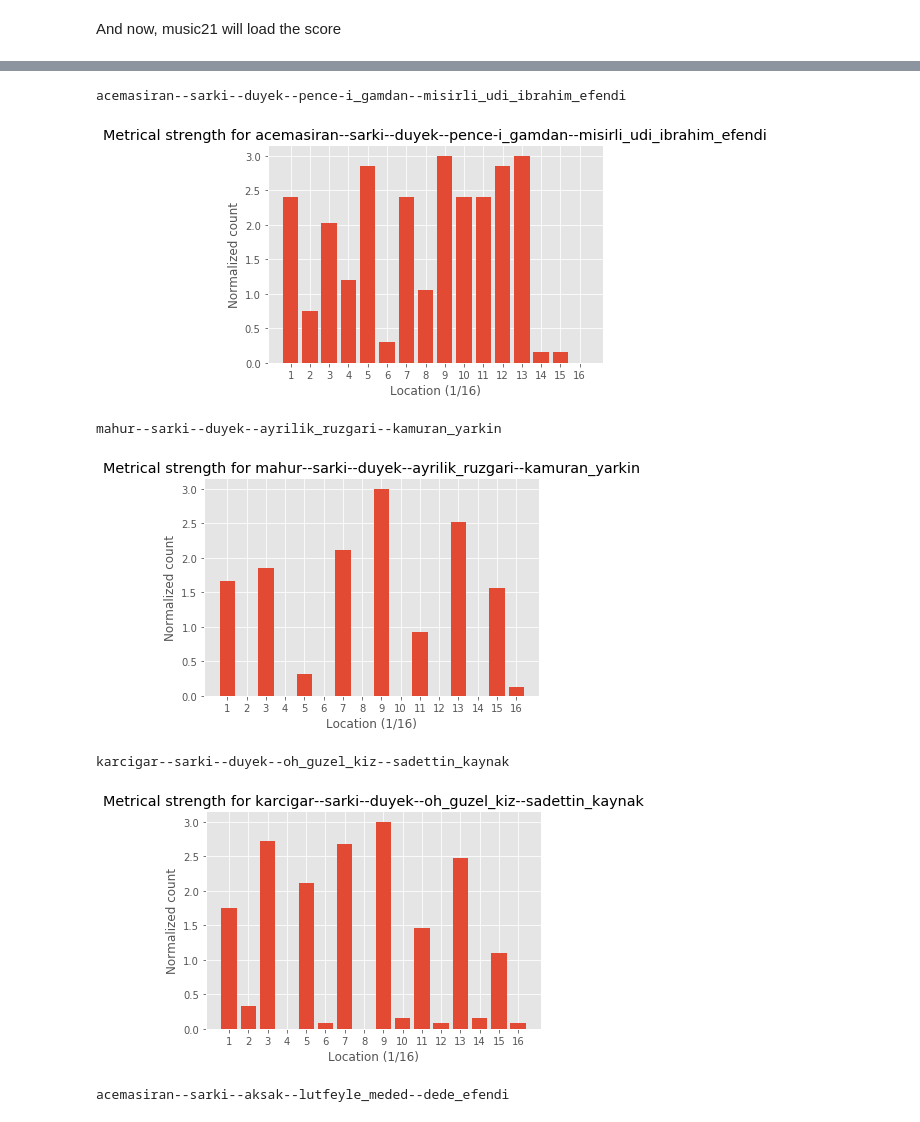
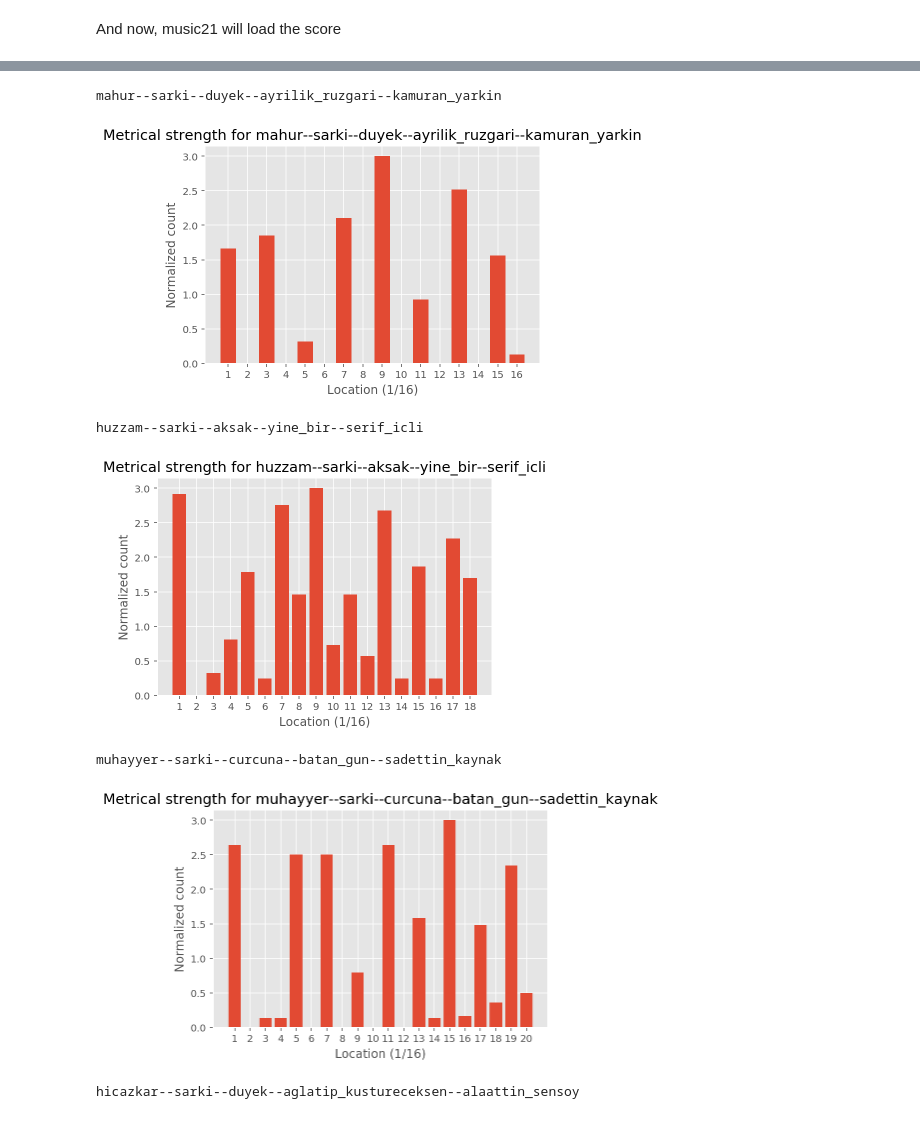
Before and after one commit to RonFrancesca/makam_research, a Jupyter notebook: MeterExploration.ipynb, the cells around one changed output, grey strips where cells are left out. Cells and saved outputs as stored; diff of their text form; code cells hidden in the pictures.

```diff
--- a/MeterExploration.ipynb
+++ b/MeterExploration.ipynb
@@ -22,7 +18,7 @@ import matplotlib.pyplot as plt
 import math
 # %%
 # TODO: change paths to your own dirs
-user = 'd'
+user = 'f'
 if user == 'd':
     xml_path = '/media/dshakes/Elements/Turkish-makam/SymbTr-2.4.3/MusicXML/'
     pdf_path = '/media/dshakes/Elements/Turkish-makam/SymbTr-2.4.3/SymbTr-pdf/'
@@ -95,10 +106,5 @@ Name: makam, dtype: int64
 # %%
-# aksak                  319 <- weights in paper
-# sofyan                 293 <- weights in paper
-# duyek                  278 <- weights in paper
-# aksaksemai             128 <- need to find these weights
-
-high_pop_usuls = ['aksak', 'sofyan', 'duyek', 'aksaksemai'] #select 4 most popular ursuls for meaningful analysis
+high_pop_usuls = ['aksak', 'sofyan', 'duyek', 'curcuna'] #select 4 most popular ursuls for meaningful analysis
 filtered_makams = makams.loc[makams['usul'].isin(high_pop_usuls)] #select makams which contain those usul
 filtered_makams = filtered_makams.groupby(['makam', 'usul']).filter(lambda x: len(x) > 3) #remove usul occurances with <= 3
 df = pd.DataFrame({'count' : filtered_makams.groupby( [ "makam", "usul"] ).size()}).reset_index()
@@ -709,5 +782,15 @@ df_makam_bin_vals
 # %%
+#normalization to 3
 def scale_to_3(x):
+    '''
+    The function scale the input value to between 0 and 3
+    Input:
+    -------
+    :x: value to scale
+    Return:
+    --------
+    :x: value scaled
+    '''
     NewMin = 0
     NewMax = 3
     OldMin = x.min()
@@ -767,57 +864,56 @@ def plot_hist(x, makam, usul, i, file_path):
 
     plt.close()
 # %%
-# plot first value in dataframe as a test
 import scipy.stats as sc
 
 #correlations dictionary
 correlation = {
     "aksak": [0, 0, 0],
     "sofyan": [0, 0, 0],
-    "duyek": [0, 0, 0]
+    "duyek": [0, 0, 0],
+    "curcuna": [0, 0, 0]
 }
 
 # first key = makam, second key = usul
 correlation_makam = {
-    "acemasiran": {"aksak": [0, 0, 0], "sofyan": [0, 0, 0], "duyek": [0, 0, 0]},
-    "beyati": {"aksak": [0, 0, 0], "sofyan": [0, 0, 0], "duyek": [0, 0, 0]},
-    "huseyni": {"aksak": [0, 0, 0], "sofyan": [0, 0, 0], "duyek": [0, 0, 0]},
-    "karcigar": {"aksak": [0, 0, 0], "sofyan": [0, 0, 0], "duyek": [0, 0, 0]},
-    "kurdilihicazkar": {"aksak": [0, 0, 0], "sofyan": [0, 0, 0], "duyek": [0, 0, 0]},
-    "mahur": {"aksak": [0, 0, 0], "sofyan": [0, 0, 0], "duyek": [0, 0, 0]},
-    "ussak": {"aksak": [0, 0, 0], "sofyan": [0, 0, 0], "duyek": [0, 0, 0]}
+    "hicaz": {"aksak": [0, 0, 0], "sofyan": [0, 0, 0], "duyek": [0, 0, 0], "curcuna": [0, 0, 0]},
+    "hicazkar": {"aksak": [0, 0, 0], "sofyan": [0, 0, 0], "duyek": [0, 0, 0], "curcuna": [0, 0, 0]},
+    "huseyni": {"aksak": [0, 0, 0], "sofyan": [0, 0, 0], "duyek": [0, 0, 0], "curcuna": [0, 0, 0]},
+    "huzzam": {"aksak": [0, 0, 0], "sofyan": [0, 0, 0], "duyek": [0, 0, 0], "curcuna": [0, 0, 0]},
+    "mahur": {"aksak": [0, 0, 0], "sofyan": [0, 0, 0], "duyek": [0, 0, 0], "curcuna": [0, 0, 0]},
+    "muhayyer": {"aksak": [0, 0, 0], "sofyan": [0, 0, 0], "duyek": [0, 0, 0], "curcuna": [0, 0, 0]},
+    "nihavent": {"aksak": [0, 0, 0], "sofyan": [0, 0, 0], "duyek": [0, 0, 0], "curcuna": [0, 0, 0]},
+    "rast": {"aksak": [0, 0, 0], "sofyan": [0, 0, 0], "duyek": [0, 0, 0], "curcuna": [0, 0, 0]},
+    "segah": {"aksak": [0, 0, 0], "sofyan": [0, 0, 0], "duyek": [0, 0, 0], "curcuna": [0, 0, 0]},
+    "ussak": {"aksak": [0, 0, 0], "sofyan": [0, 0, 0], "duyek": [0, 0, 0], "curcuna": [0, 0, 0]}
 }
 
 
-#it think it is useful to save the plots in a folder
 for i in df_makam_bin_vals.index:
     sample = df_makam_bin_vals.loc[i]
     usul = sample['usul']
     makam = sample['makam']
     x = sample['bin_vals']
     file_path = sample['file_path'].split('-withoutKeySignature.xml')[0]
     print(file_path)
 
     plot_hist(x, makam, usul, i, file_path)
+    #correlation and p-value for each usul
     correlation[usul][0] = int(correlation[usul][0]) + 1
     correlation[usul][1] = correlation[usul][1] + sc.spearmanr(x, weights[usul])[0]
     correlation[usul][2] = correlation[usul][2] + sc.spearmanr(x, weights[usul])[1]
 
+    #correlation and p-value for each usul considering the makam as well
     correlation_makam[makam][usul][0] += 1
     correlation_makam[makam][usul][1] += sc.spearmanr(x, weights[usul])[0]
     correlation_makam[makam][usul][2] += sc.spearmanr(x, weights[usul])[1]
 
-    #i think spearmanr is better the pearsonr cause the pearsonr correlation is considerin the value as continues
-    #and i am wrong thinking that our values are not continuos?
-    #cor_coef = sc.pearsonr(x, duyek_weights)
-    #sc.spearmanr(x, weights[usul])[0]
-
 print("Total number of makam processed: {}".format(i))
 # %% [output]
-acemasiran--sarki--duyek--pence-i_gamdan--misirli_udi_ibrahim_efendi
+mahur--sarki--duyek--ayrilik_ruzgari--kamuran_yarkin
-[figure, old version]
+[figure, new version]
-mahur--sarki--duyek--ayrilik_ruzgari--kamuran_yarkin
+huzzam--sarki--aksak--yine_bir--serif_icli
-[figure, old version]
+[figure, new version]
-karcigar--sarki--duyek--oh_guzel_kiz--sadettin_kaynak
+muhayyer--sarki--curcuna--batan_gun--sadettin_kaynak
-[figure, old version]
+[figure, new version]
-acemasiran--sarki--aksak--lutfeyle_meded--dede_efendi
+hicazkar--sarki--duyek--aglatip_kustureceksen--alaattin_sensoy
```
Also changed, not shown: parts of 81 cells of this notebook.
